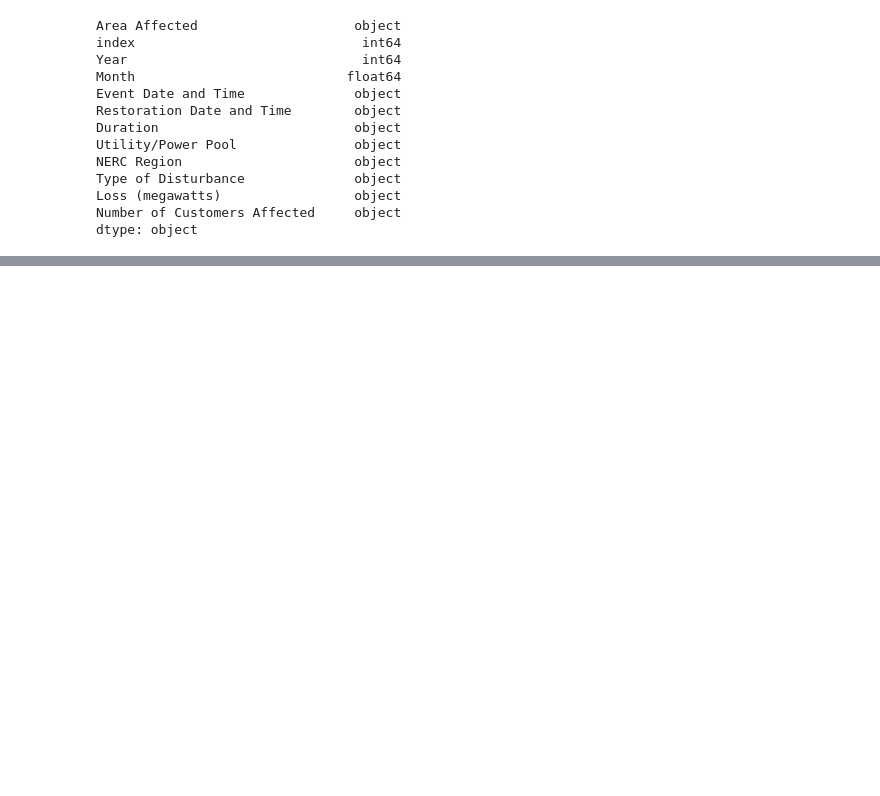
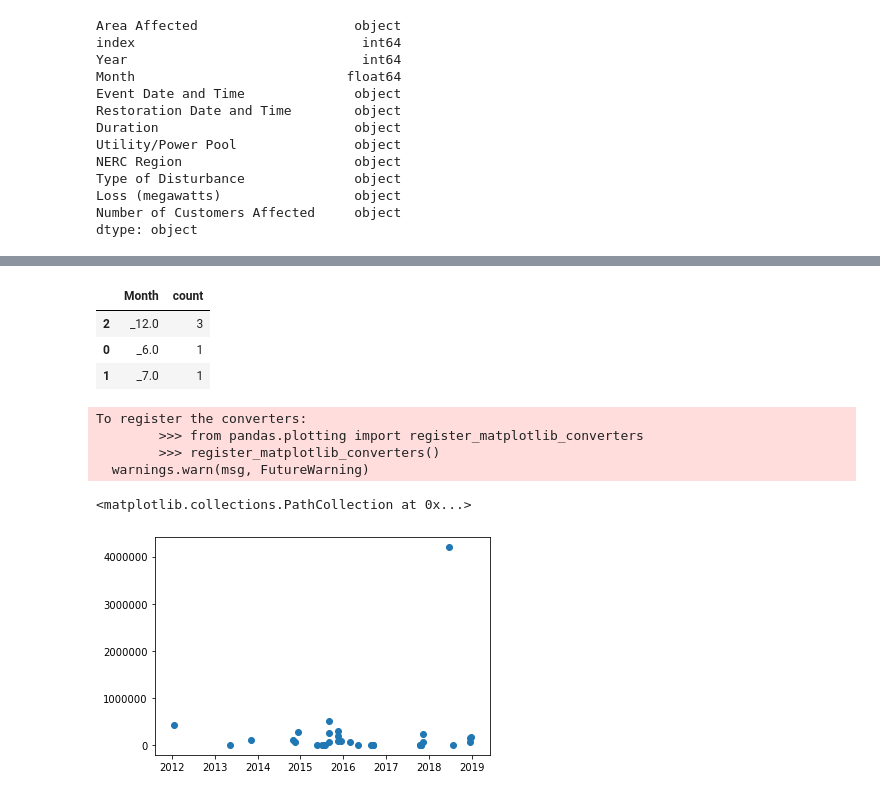
Before and after one commit to EthanHenley/power-outage-detection, a Jupyter notebook: sang/EDA.ipynb, the cells around one changed output, grey strips where cells are left out. Cells and saved outputs as stored; diff of their text form; code cells hidden in the pictures; blank space fills up the shorter version.

Commit message:
updated readme for peer review, fixed some visual codes

```diff
--- a/sang/EDA.ipynb
+++ b/sang/EDA.ipynb
@@ -58,0 +110,7 @@ dtype: object
+# %%
+df_2018
+# %% [output]
+|  | Month | count |
+| 2 | _12.0 | 3 |
+| 0 | _6.0 | 1 |
+| 1 | _7.0 | 1 |
@@ -58,0 +187,4 @@ dtype: object
+# %%
+df['Number of Customers Affected'].replace('Unknown',0, inplace = True)
+# %%
+df['Number of Customers Affected'] = df['Number of Customers Affected'].astype('int64')
@@ -58,0 +193,15 @@ dtype: object
+# %%
+import matplotlib.pyplot as plt
+
+outages_for_plotting = df.drop(columns=['Area Affected']).drop_duplicates()
+outages_for_plotting['Event Date and Time'] = pd.to_datetime(outages_for_plotting['Event Date and Time'])
+outages_for_plotting['no_cust_aff'] = outages_for_plotting['Number of Customers Affected'].map(lambda n: 0 if n == 'Unknown' else int(n))
+ofp = outages_for_plotting[['Event Date and Time','no_cust_aff']]
+plt.scatter(ofp['Event Date and Time'], ofp['no_cust_aff'])
+# %% [output]
+To register the converters:
+        >>> from pandas.plotting import register_matplotlib_converters
+        >>> register_matplotlib_converters()
+  warnings.warn(msg, FutureWarning)
+<matplotlib.collections.PathCollection at 0x...>
+[figure, added]
```
Also changed, not shown: parts of 38 cells of this notebook, 3 other files.
